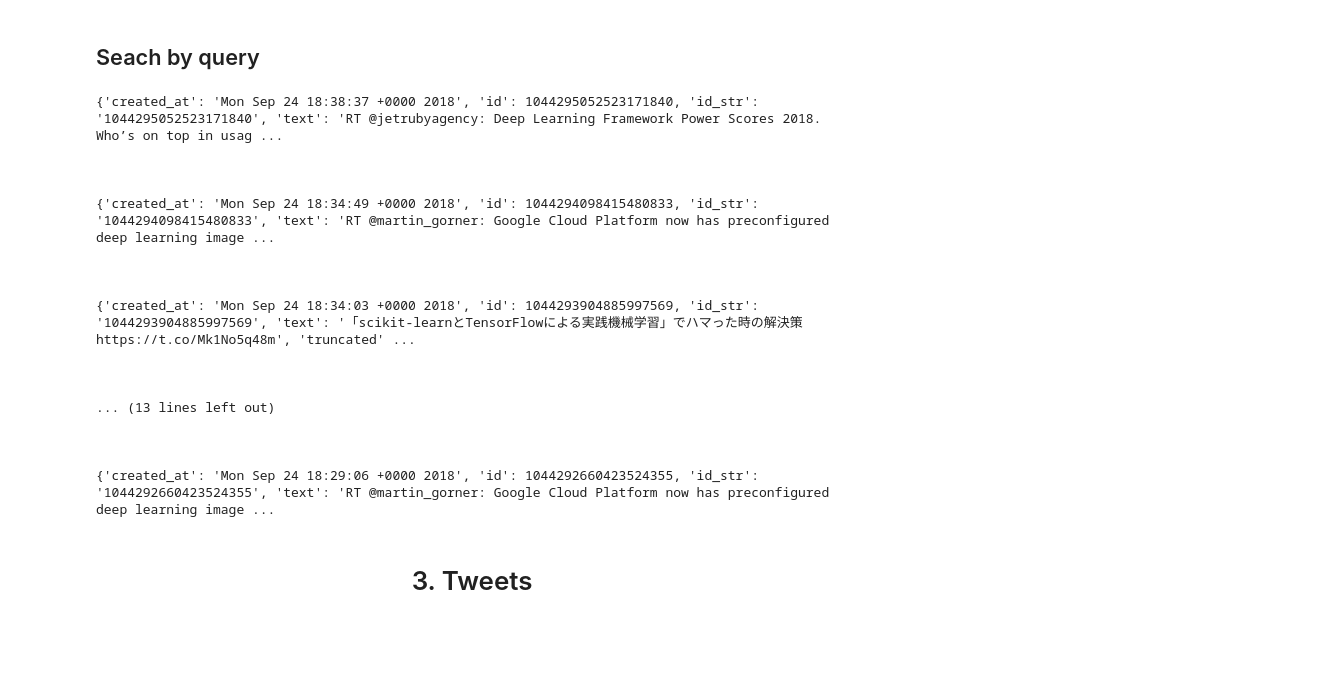
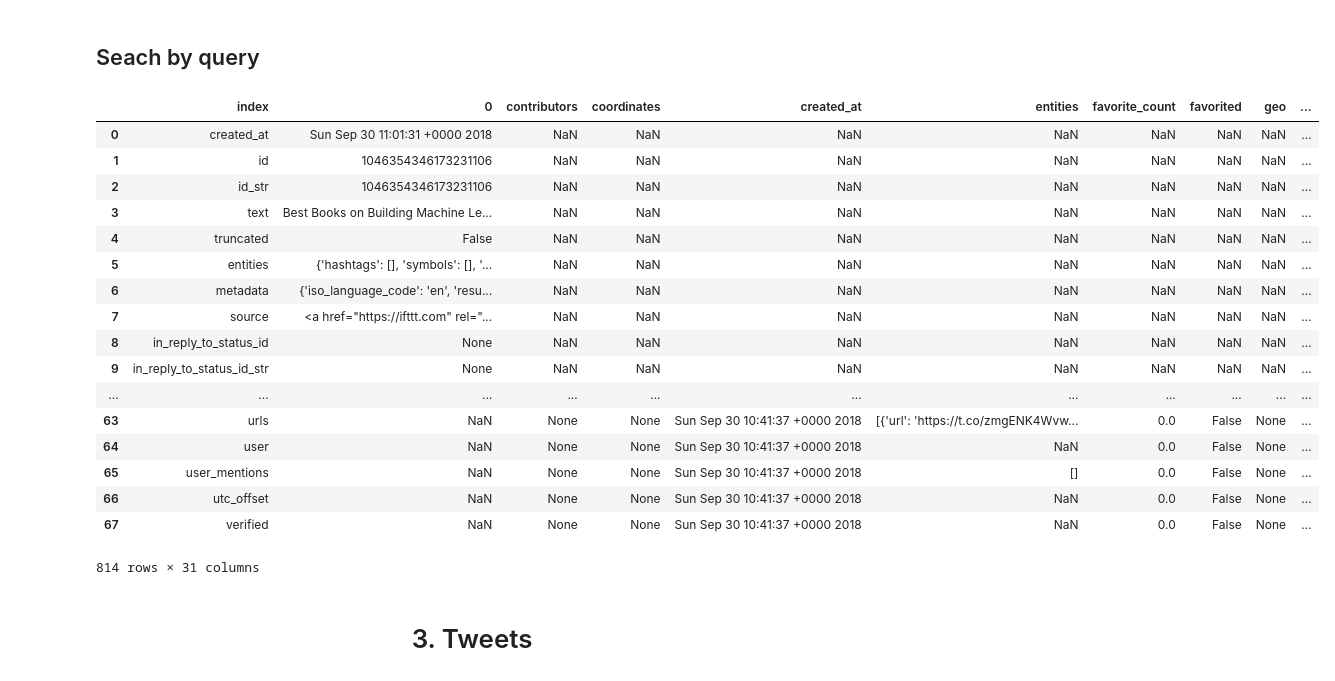
Before and after one commit to chinmaydas96/twitter_sentiment, a Jupyter notebook: Twitter_Analysis.ipynb, the cells around one changed output. Saved outputs shown, nothing was run; the diff lists cells and outputs as text; code cells hidden in the pictures; blank space fills up the shorter version.

```diff
--- a/Twitter_Analysis.ipynb
+++ b/Twitter_Analysis.ipynb
@@ -150,31 +174,41 @@ followers
  'DavidPomies']
 # %% [markdown]
 ## Seach by query
+# %%
+list_tw = []
 # %%
 search_results = api.search(q="tensorflow", count=10)
 
 for i in api.search(q="tensorflow", count=10):
-    print(i._json)
-    print('\n\n')
+    #print(i._json)
+    #print('\n\n')
+
+    tw = pd.DataFrame.from_dict(i._json, orient='index')
+    tw.reset_index(level=0, inplace=True)
+    list_tw.append(tw)
     time.sleep(5)
-# %% [output]
-{'created_at': 'Mon Sep 24 18:38:37 +0000 2018', 'id': 1044295052523171840, 'id_str': '1044295052523171840', 'text': 'RT @jetrubyagency: Deep Learning Framework Power Scores 2018. Who’s on top in usag ...
-
-
-
-{'created_at': 'Mon Sep 24 18:34:49 +0000 2018', 'id': 1044294098415480833, 'id_str': '1044294098415480833', 'text': 'RT @martin_gorner: Google Cloud Platform now has preconfigured deep learning image ...
-
-
-
-{'created_at': 'Mon Sep 24 18:34:03 +0000 2018', 'id': 1044293904885997569, 'id_str': '1044293904885997569', 'text': '「scikit-learnとTensorFlowによる実践機械学習」でハマった時の解決策 https://t.co/Mk1No5q48m', 'truncated' ...
-
-
-
-... (13 lines left out)
-
-
-
-{'created_at': 'Mon Sep 24 18:29:06 +0000 2018', 'id': 1044292660423524355, 'id_str': '1044292660423524355', 'text': 'RT @martin_gorner: Google Cloud Platform now has preconfigured deep learning image ...
+# %%
+final_ = pd.concat(list_tw)
+final_
+# %% [output]
+|  | index | 0 | contributors | coordinates | created_at | entities | favorite_count | favorited | geo | ... |
+| 0 | created_at | Sun Sep 30 11:01:31 +0000 2018 | NaN | NaN | NaN | NaN | NaN | NaN | NaN | ... |
+| 1 | id | 1046354346173231106 | NaN | NaN | NaN | NaN | NaN | NaN | NaN | ... |
+| 2 | id_str | 1046354346173231106 | NaN | NaN | NaN | NaN | NaN | NaN | NaN | ... |
+| 3 | text | Best Books on Building Machine Le... | NaN | NaN | NaN | NaN | NaN | NaN | NaN | ... |
+| 4 | truncated | False | NaN | NaN | NaN | NaN | NaN | NaN | NaN | ... |
+| 5 | entities | {'hashtags': [], 'symbols': [], '... | NaN | NaN | NaN | NaN | NaN | NaN | NaN | ... |
+| 6 | metadata | {'iso_language_code': 'en', 'resu... | NaN | NaN | NaN | NaN | NaN | NaN | NaN | ... |
+| 7 | source | <a href="https://ifttt.com" rel="... | NaN | NaN | NaN | NaN | NaN | NaN | NaN | ... |
+| 8 | in_reply_to_status_id | None | NaN | NaN | NaN | NaN | NaN | NaN | NaN | ... |
+| 9 | in_reply_to_status_id_str | None | NaN | NaN | NaN | NaN | NaN | NaN | NaN | ... |
+| ... | ... | ... | ... | ... | ... | ... | ... | ... | ... | ... |
+| 63 | urls | NaN | None | None | Sun Sep 30 10:41:37 +0000 2018 | [{'url': 'https://t.co/zmgENK4Wvw... | 0.0 | False | None | ... |
+| 64 | user | NaN | None | None | Sun Sep 30 10:41:37 +0000 2018 | NaN | 0.0 | False | None | ... |
+| 65 | user_mentions | NaN | None | None | Sun Sep 30 10:41:37 +0000 2018 | [] | 0.0 | False | None | ... |
+| 66 | utc_offset | NaN | None | None | Sun Sep 30 10:41:37 +0000 2018 | NaN | 0.0 | False | None | ... |
+| 67 | verified | NaN | None | None | Sun Sep 30 10:41:37 +0000 2018 | NaN | 0.0 | False | None | ... |
+814 rows × 31 columns
 # %% [markdown]
 # <center>3. Tweets</center>
 # %% [markdown]
```
Also changed, not shown: parts of 17 cells of this notebook, 2 other files.
